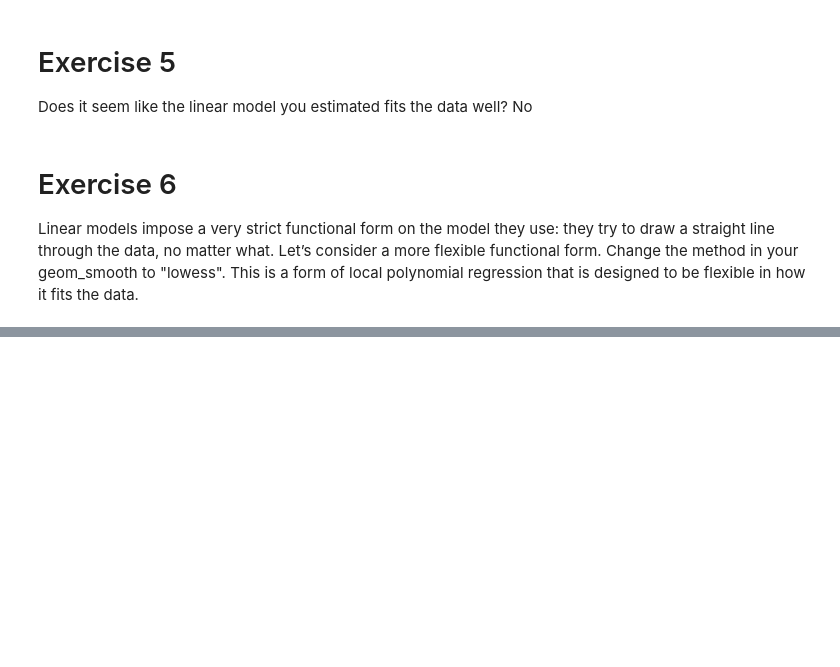
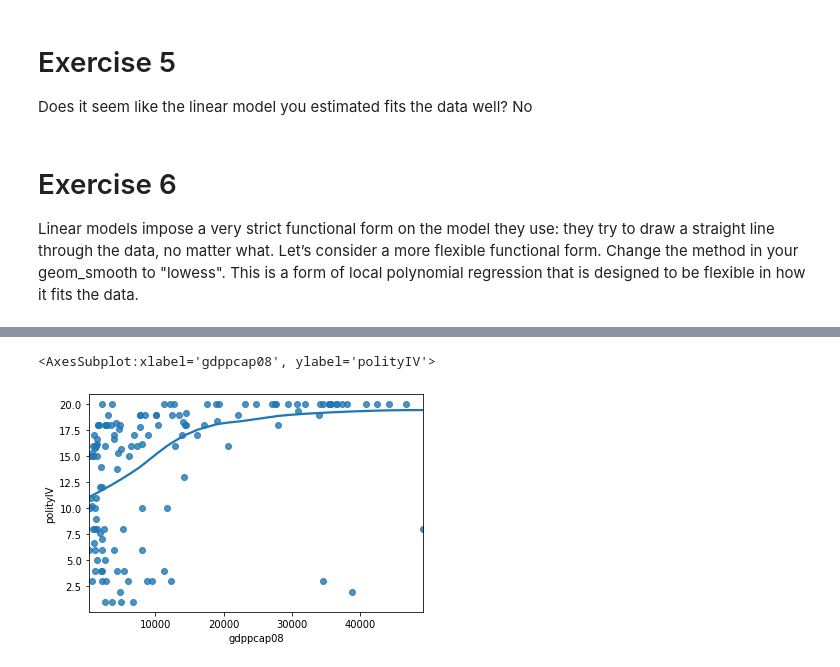
Before and after one commit to weynars/master-of-data-science-strategy-and-leadership, a Jupyter notebook: practical_data_science/5_ plotting/Plotting_2.ipynb, the cells around one changed output, grey strips where cells are left out. Saved outputs shown, nothing was run; the diff lists cells and outputs as text; code cells hidden in the pictures; blank space fills up the shorter version.

```diff
--- a/practical_data_science/5_ plotting/Plotting_2.ipynb
+++ b/practical_data_science/5_ plotting/Plotting_2.ipynb
@@ -85,0 +120,13 @@ Linear models impose a very strict functional form on the model they use: they t
+# %%
+countries = 'Qatar, Kuwait, Equatorial Guinea, United Arab Emirates, Norway, Saudi Arabia, Libya, Oman, Gabon, Angola'.split(', ')
+# %%
+cond = wdi.country.isin(countries)
+filtered_wdi = wdi[~cond]
+# %%
+sns.regplot(
+    data=filtered_wdi,
+    x='gdppcap08', y='polityIV', lowess=True
+)
+# %% [output]
+<AxesSubplot:xlabel='gdppcap08', ylabel='polityIV'>
+[figure, added]
```
Also changed, not shown: parts of 16 cells of this notebook.
